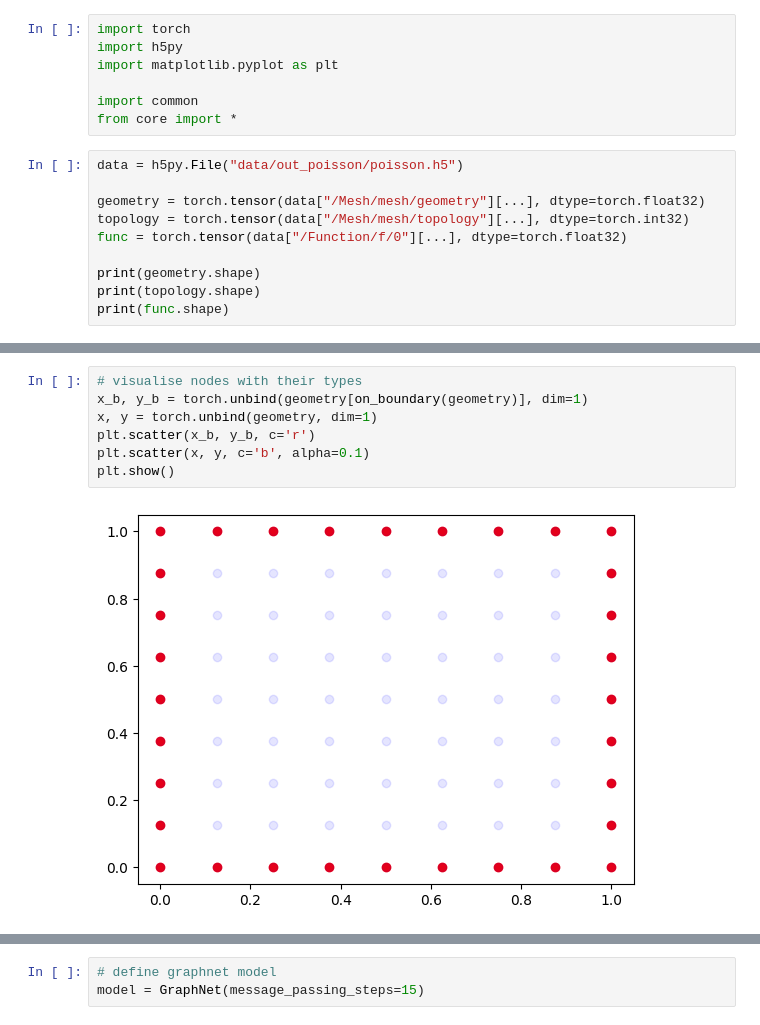
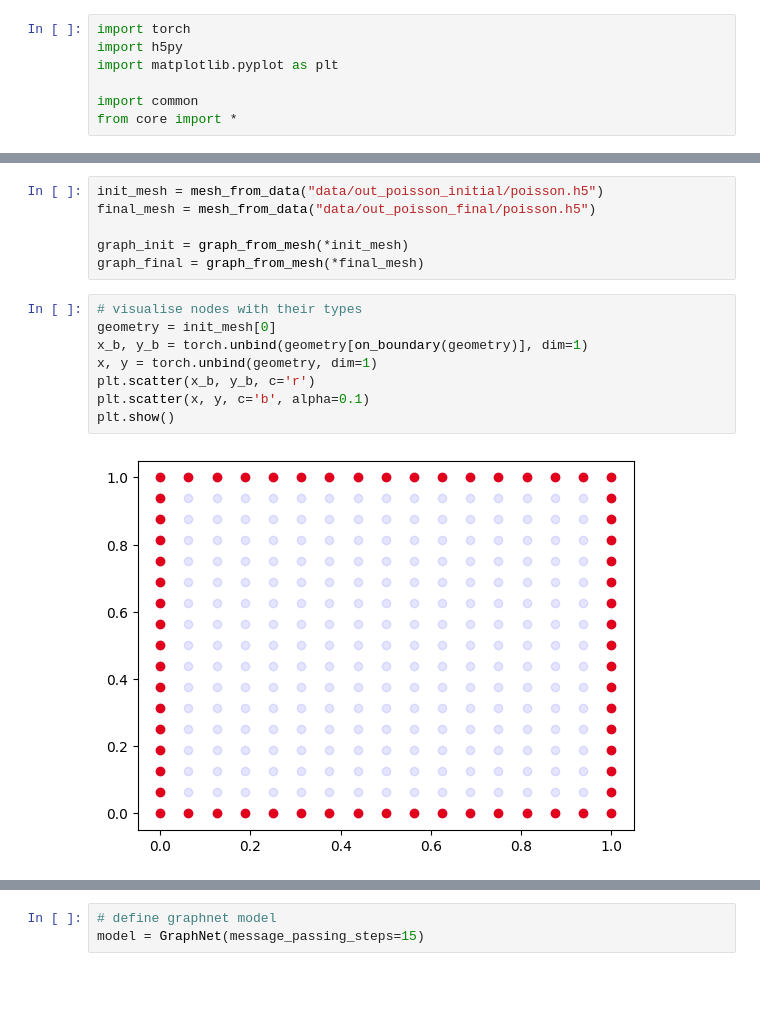
Before and after one commit to sedykh-ag/graphnet, a Jupyter notebook: poisson_main.ipynb, the cells around one changed output, grey strips where cells are left out. Saved outputs shown, nothing was run; the diff lists cells and outputs as text; blank space fills up the shorter version.

```diff
--- a/poisson_main.ipynb
+++ b/poisson_main.ipynb
@@ -5,13 +5,3 @@ import matplotlib.pyplot as plt
 
 import common
 from core import *
-# %%
-data = h5py.File("data/out_poisson/poisson.h5")
-
-geometry = torch.tensor(data["/Mesh/mesh/geometry"][...], dtype=torch.float32)
-topology = torch.tensor(data["/Mesh/mesh/topology"][...], dtype=torch.int32)
-func = torch.tensor(data["/Function/f/0"][...], dtype=torch.float32)
-
-print(geometry.shape)
-print(topology.shape)
-print(func.shape)
@@ -49,9 +68,16 @@ graph = MultiGraph(node_features.to(device), edgeset)
+# %%
+init_mesh = mesh_from_data("data/out_poisson_initial/poisson.h5")
+final_mesh = mesh_from_data("data/out_poisson_final/poisson.h5")
+
+graph_init = graph_from_mesh(*init_mesh)
+graph_final = graph_from_mesh(*final_mesh)
 # %%
 # visualise nodes with their types
+geometry = init_mesh[0]
 x_b, y_b = torch.unbind(geometry[on_boundary(geometry)], dim=1)
 x, y = torch.unbind(geometry, dim=1)
 plt.scatter(x_b, y_b, c='r')
 plt.scatter(x, y, c='b', alpha=0.1)
 plt.show()
 # %% [output]
-[figure, old version]
+[figure, new version]
```
Also changed, not shown: parts of 10 cells of this notebook, 10 other files.
